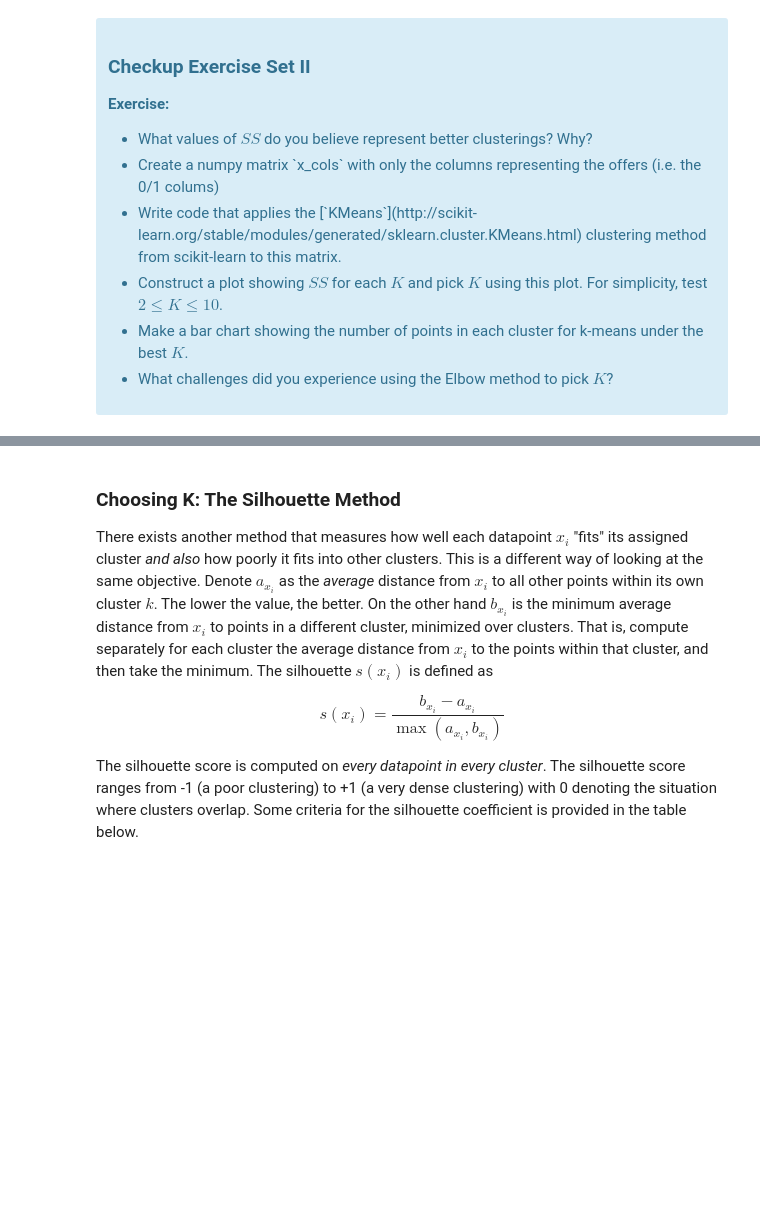
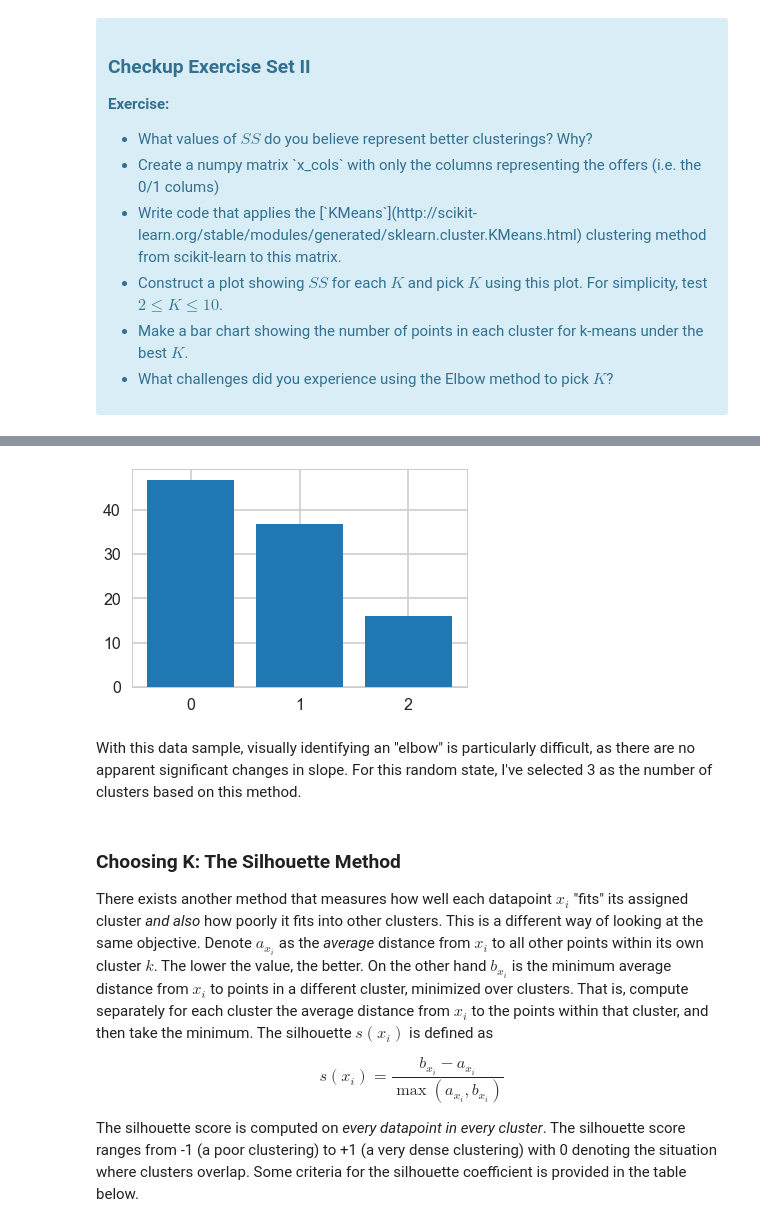
Before and after one commit to raymondgh/springboard-data-science, a Jupyter notebook: Minor Projects and Exercises/Clustering - Customer Segmentation/Mini_Project_Clustering.ipynb, the cells around one changed output, grey strips where cells are left out. Cells and saved outputs as stored; diff of their text form; code cells hidden in the pictures; blank space fills up the shorter version.

```diff
--- a/Minor Projects and Exercises/Clustering - Customer Segmentation/Mini_Project_Clustering.ipynb
+++ b/Minor Projects and Exercises/Clustering - Customer Segmentation/Mini_Project_Clustering.ipynb
@@ -77,3 +120,10 @@ where $x_i$ is a point, $C_k$ represents cluster $k$ and $\mu_k$ is the centroid
+# %%
+plt.bar(np.arange(3), np.bincount(sklearn.cluster.KMeans(n_clusters = 3, random_state=36).fit(x_cols).labels_))
+plt.show()
+# %% [output]
+[figure, added]
+# %% [markdown]
+With this data sample, visually identifying an "elbow" is particularly difficult, as there are no apparent significant changes in slope. For this random state, I've selected 3 as the number of clusters based on this method.
 # %% [markdown]
 ### Choosing K: The Silhouette Method
 
```
Also changed, not shown: parts of 26 cells of this notebook.
